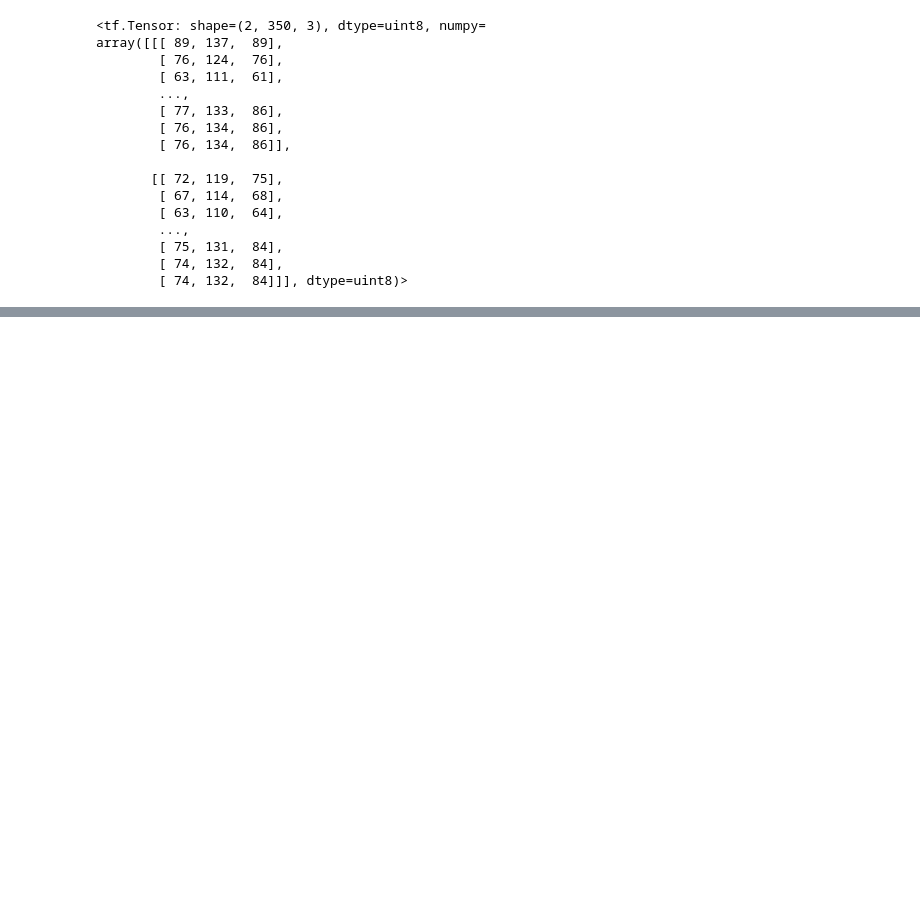
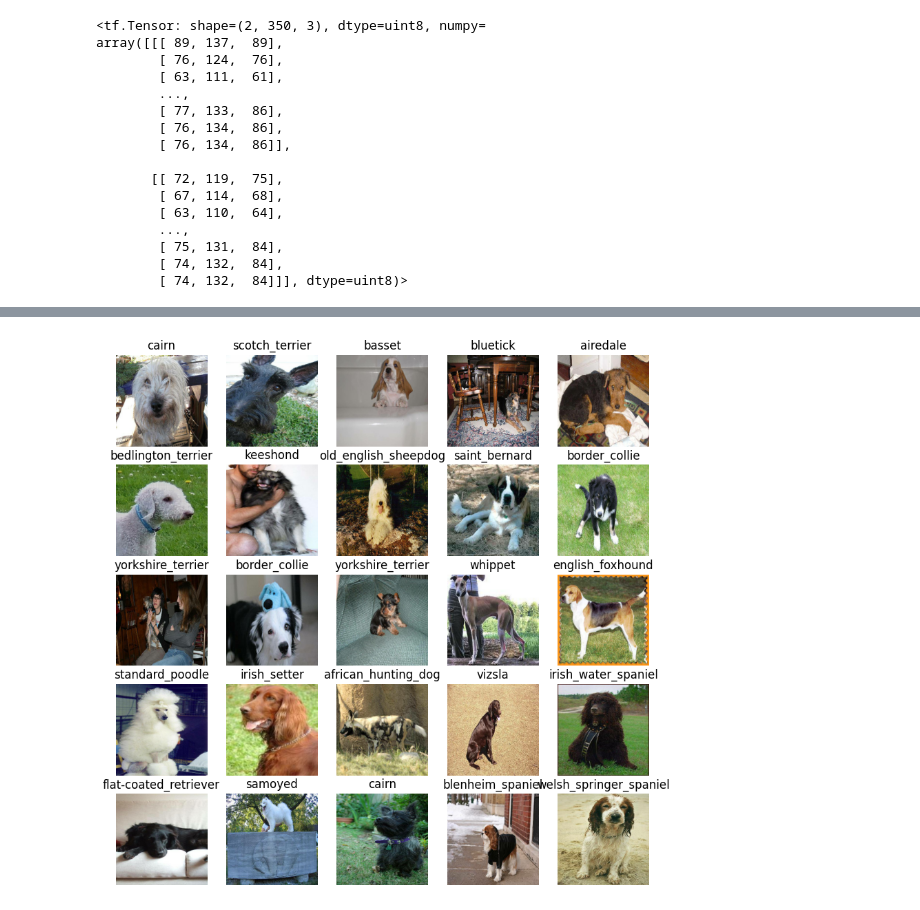
Before and after one commit to ackerman23/deep-learning, a Jupyter notebook: dog-project.ipynb, the cells around one changed output, grey strips where cells are left out. Cells and saved outputs as stored; diff of their text form; code cells hidden in the pictures; blank space fills up the shorter version.

```diff
--- a/dog-project.ipynb
+++ b/dog-project.ipynb
@@ -420,0 +613,7 @@ array([[[ 89, 137,  89],
+# %%
+# Now Let's visualize our validation set
+
+val_images, val_labels = next(val_data.as_numpy_iterator())
+show_25_images(val_images,val_labels)
+# %% [output]
+[figure, added]
```
Also changed, not shown: parts of 18 cells of this notebook.
